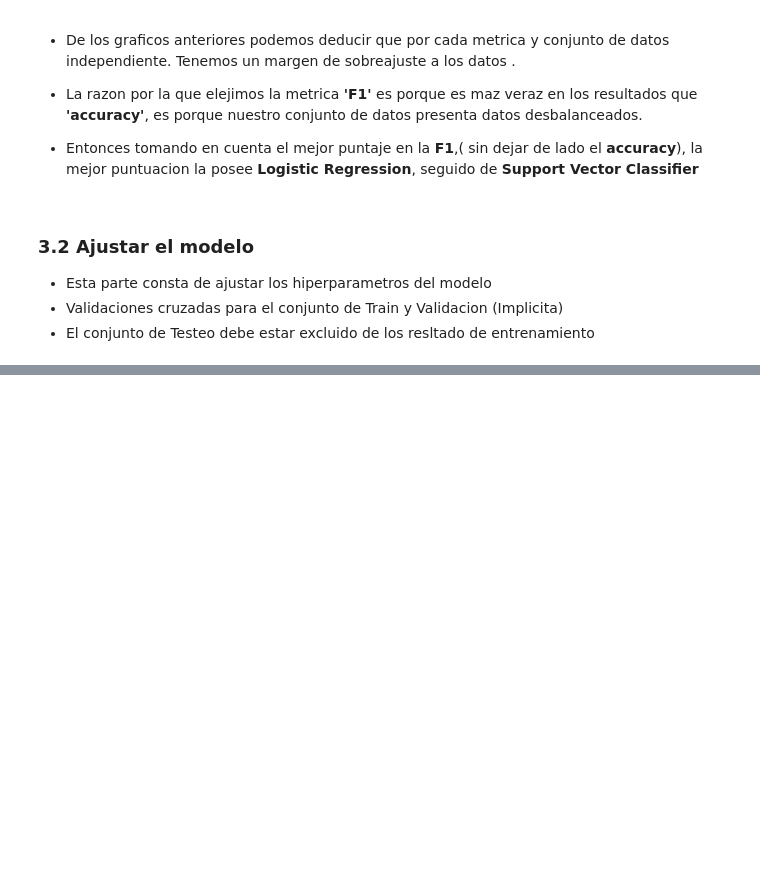
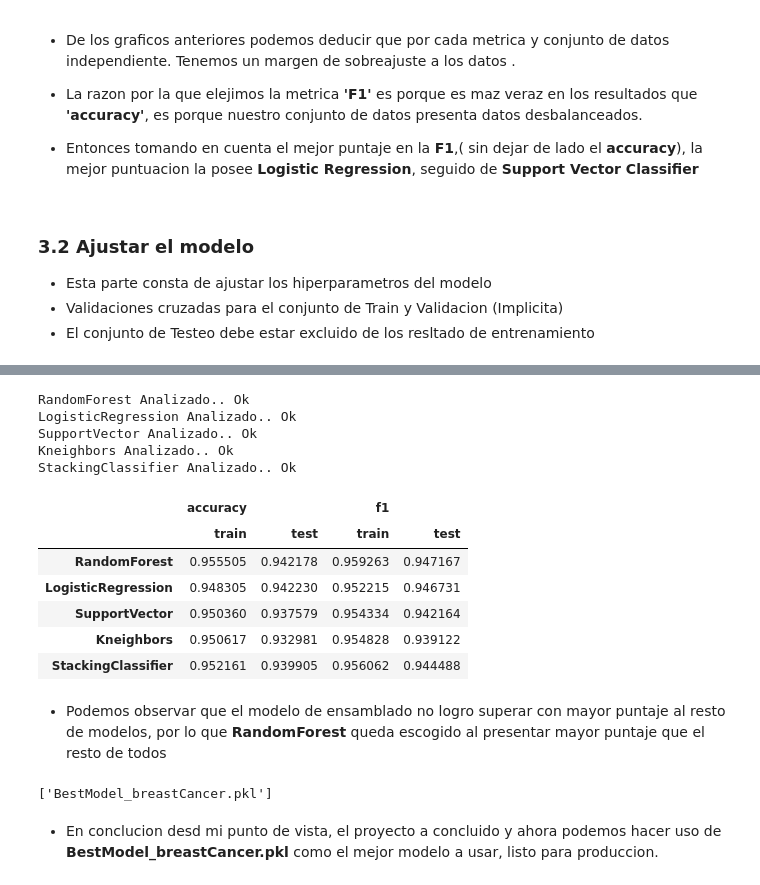
Before and after one commit to Jovamih/Machine-Learning, a Jupyter notebook: Breast Cancer/Breast Cancer Detector.ipynb, the cells around one changed output, grey strips where cells are left out. Drawn from its saved outputs; the diff is of its cells as text; code cells hidden in the pictures; blank space fills up the shorter version.

Commit message:
Se agrego mejoras al proyecto de BreastCancer

```diff
--- a/Breast Cancer/Breast Cancer Detector.ipynb
+++ b/Breast Cancer/Breast Cancer Detector.ipynb
@@ -477,0 +589,33 @@ import joblib
+# %%
+list_models=cargar_modelos()
+base_learners=[(name,model.steps[1][1]) for name,model in zip(names_models[:-1],list_models[:-1])]
+base_learners.append((names_models[-1],list_models[-1]))
+# %%
+stacking=StackingClassifier(estimators=base_learners,
+                            final_estimator=LogisticRegression(class_weight='balanced'),
+                            cv=kfold,
+                            n_jobs=-1
+                           )
+# %%
+list_models.append(stacking)
+names_models.append('StackingClassifier')
+# %%
+df=select_best_model(names_models,list_models,scoring=('accuracy','f1'),X=X,y=y,cv=kfold)
+# %% [output]
+RandomForest Analizado.. Ok
+LogisticRegression Analizado.. Ok
+SupportVector Analizado.. Ok
+Kneighbors Analizado.. Ok
+StackingClassifier Analizado.. Ok
+# %%
+df
+# %% [output]
+|  | accuracy |  | f1 |  |
+|  | train | test | train | test |
+| RandomForest | 0.955505 | 0.942178 | 0.959263 | 0.947167 |
+| LogisticRegression | 0.948305 | 0.942230 | 0.952215 | 0.946731 |
+| SupportVector | 0.950360 | 0.937579 | 0.954334 | 0.942164 |
+| Kneighbors | 0.950617 | 0.932981 | 0.954828 | 0.939122 |
+| StackingClassifier | 0.952161 | 0.939905 | 0.956062 | 0.944488 |
+# %% [markdown]
+* Podemos observar que el modelo de ensamblado no logro superar con mayor puntaje al resto de modelos, por lo que **RandomForest** queda escogido al presentar mayor puntaje que el resto de todos
@@ -477,0 +624,6 @@ import joblib
+# %%
+joblib.dump(best_model,'BestModel_breastCancer.pkl')
+# %% [output]
+['BestModel_breastCancer.pkl']
+# %% [markdown]
+* En conclucion desd mi punto de vista, el proyecto a concluido y ahora podemos hacer uso de **BestModel_breastCancer.pkl** como el mejor modelo a usar, listo para produccion.
```
Also changed, not shown: parts of 43 cells of this notebook, 7 other files.
